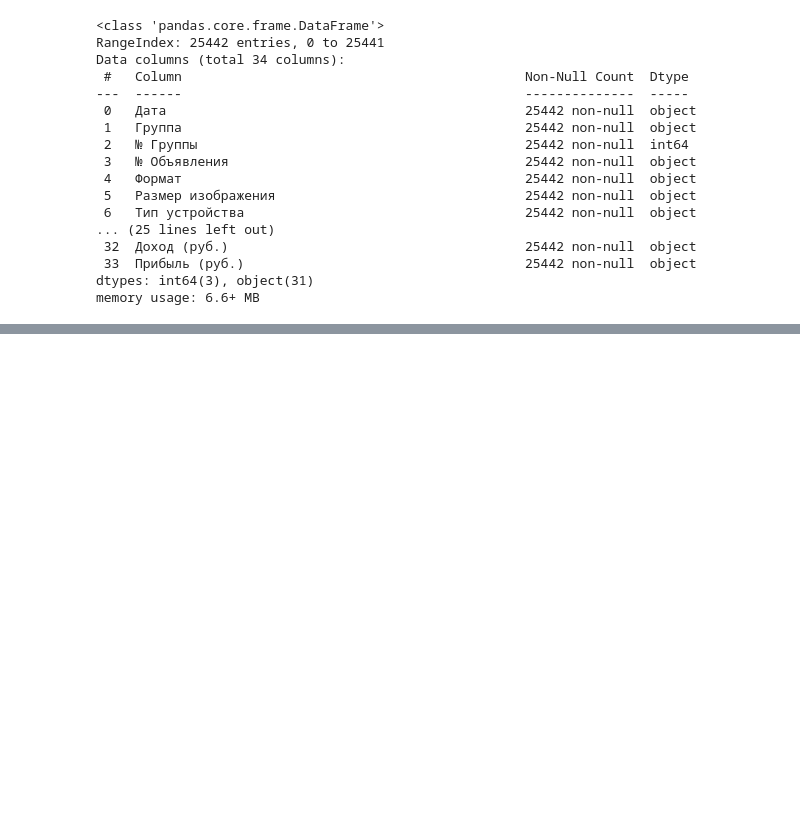
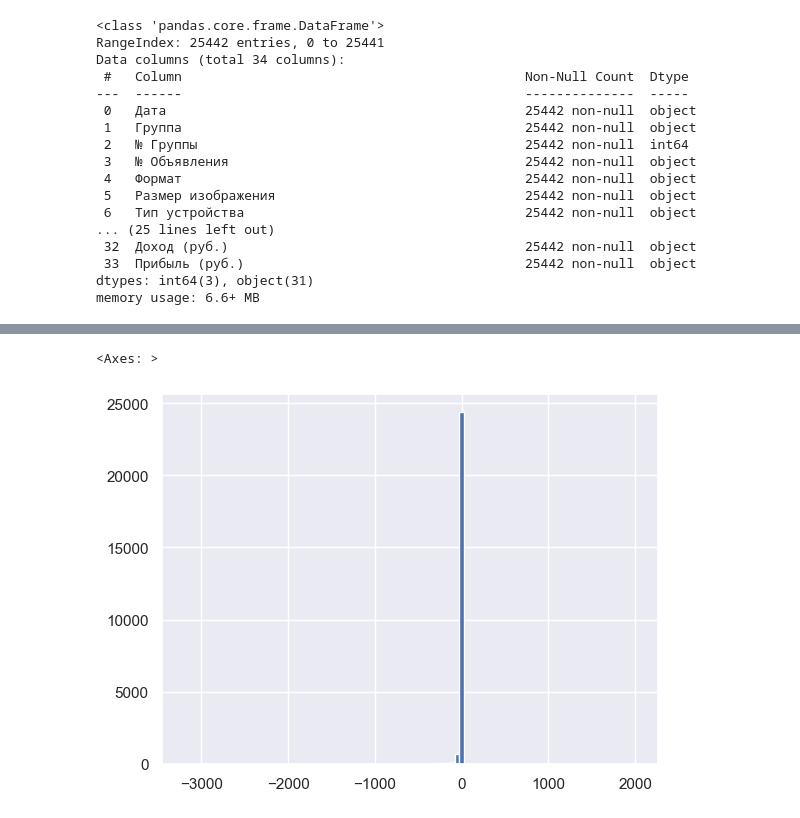
Before and after one commit to neZorinEgor/AdsAnalyzer, a Jupyter notebook: analys/main.ipynb, the cells around one changed output, grey strips where cells are left out. Saved outputs shown, nothing was run; the diff lists cells and outputs as text; code cells hidden in the pictures; blank space fills up the shorter version.

```diff
--- a/analys/main.ipynb
+++ b/analys/main.ipynb
@@ -200 +223,11 @@ Text(0.5, 0, 'Возраст')
+# %%
+yan_df.replace({'-', -1}, inplace=True)
+numeric_cols = ["Показы", "Клики", "CTR (%)", "Расход (руб.)", "Доход (руб.)", "Прибыль (руб.)"]
+for c in numeric_cols:
+    yan_df[c] = yan_df[c].astype("float64")
+# %%
+yan_df["Прибыль (руб.)"].hist(bins=100)
+# %% [output]
+<Axes: >
+[figure, added]
 # %%
```
Also changed, not shown: parts of 13 cells of this notebook.
